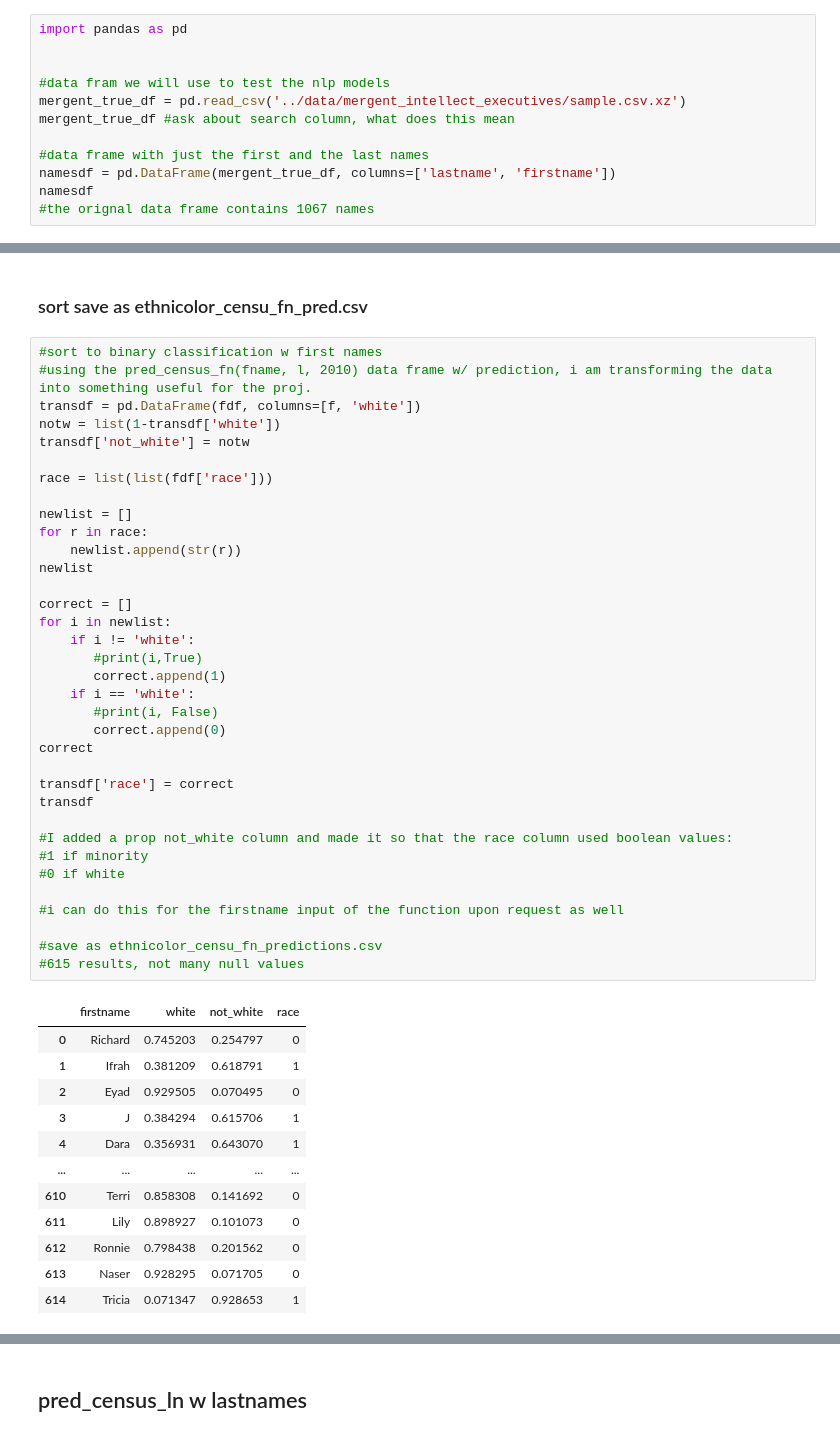
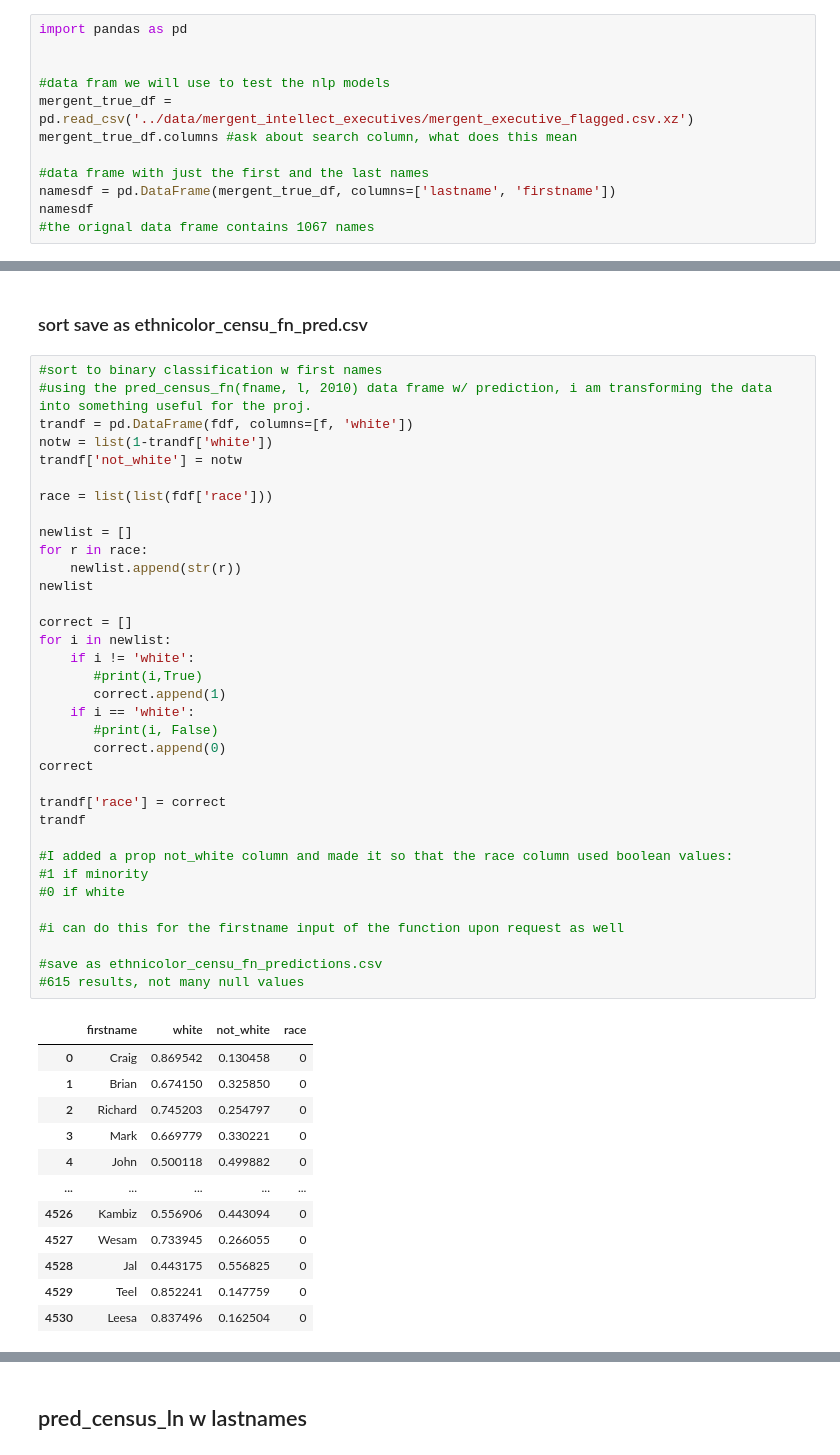
Before and after one commit to DSPG-Young-Scholars-Program/dspg23businessclimate, a Jupyter notebook: codes/NLPpredict.ipynb, the cells around one changed output, grey strips where cells are left out. Drawn from its saved outputs; the diff is of its cells as text.

```diff
--- a/codes/NLPpredict.ipynb
+++ b/codes/NLPpredict.ipynb
@@ -31,8 +31,8 @@ import pandas as pd
 
 
 #data fram we will use to test the nlp models
-mergent_true_df = pd.read_csv('../data/mergent_intellect_executives/sample.csv.xz')
-mergent_true_df #ask about search column, what does this mean
+mergent_true_df = pd.read_csv('../data/mergent_intellect_executives/mergent_executive_flagged.csv.xz')
+mergent_true_df.columns #ask about search column, what does this mean
 
 #data frame with just the first and the last names
 namesdf = pd.DataFrame(mergent_true_df, columns=['lastname', 'firstname'])
@@ -149,48 +111,48 @@ fdf
 # %%
 #sort to binary classification w first names
 #using the pred_census_fn(fname, l, 2010) data frame w/ prediction, i am transforming the data into something useful for the proj.
-transdf = pd.DataFrame(fdf, columns=[f, 'white'])
-notw = list(1-transdf['white'])
-transdf['not_white'] = notw
+trandf = pd.DataFrame(fdf, columns=[f, 'white'])
+notw = list(1-trandf['white'])
+trandf['not_white'] = notw
 
 race = list(list(fdf['race']))
 
 newlist = []
 for r in race:
     newlist.append(str(r))
 newlist
 
 correct = []
 for i in newlist:
     if i != 'white':
        #print(i,True)
        correct.append(1)
     if i == 'white':
        #print(i, False)
        correct.append(0)
 correct
 
-transdf['race'] = correct
-transdf
+trandf['race'] = correct
+trandf
 
 #I added a prop not_white column and made it so that the race column used boolean values:
 #1 if minority
 #0 if white
 
 #i can do this for the firstname input of the function upon request as well
 
 #save as ethnicolor_censu_fn_predictions.csv
 #615 results, not many null values
 # %% [output]
 |  | firstname | white | not_white | race |
-| 0 | Richard | 0.745203 | 0.254797 | 0 |
-| 1 | Ifrah | 0.381209 | 0.618791 | 1 |
-| 2 | Eyad | 0.929505 | 0.070495 | 0 |
-| 3 | J | 0.384294 | 0.615706 | 1 |
-| 4 | Dara | 0.356931 | 0.643070 | 1 |
+| 0 | Craig | 0.869542 | 0.130458 | 0 |
+| 1 | Brian | 0.674150 | 0.325850 | 0 |
+| 2 | Richard | 0.745203 | 0.254797 | 0 |
+| 3 | Mark | 0.669779 | 0.330221 | 0 |
+| 4 | John | 0.500118 | 0.499882 | 0 |
 | ... | ... | ... | ... | ... |
-| 610 | Terri | 0.858308 | 0.141692 | 0 |
-| 611 | Lily | 0.898927 | 0.101073 | 0 |
-| 612 | Ronnie | 0.798438 | 0.201562 | 0 |
-| 613 | Naser | 0.928295 | 0.071705 | 0 |
-| 614 | Tricia | 0.071347 | 0.928653 | 1 |
+| 4526 | Kambiz | 0.556906 | 0.443094 | 0 |
+| 4527 | Wesam | 0.733945 | 0.266055 | 0 |
+| 4528 | Jal | 0.443175 | 0.556825 | 0 |
+| 4529 | Teel | 0.852241 | 0.147759 | 0 |
+| 4530 | Leesa | 0.837496 | 0.162504 | 0 |
```
Also changed, not shown: parts of 26 cells of this notebook.
